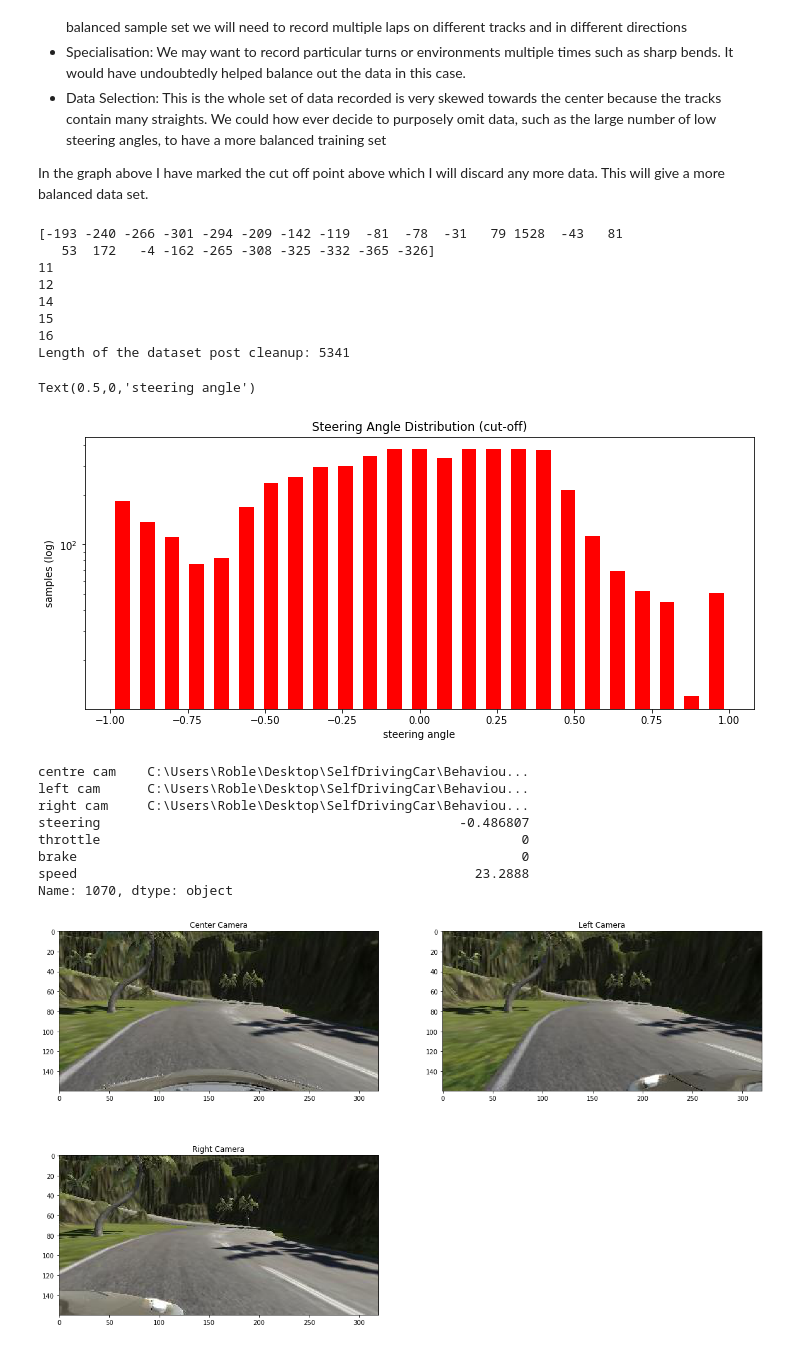
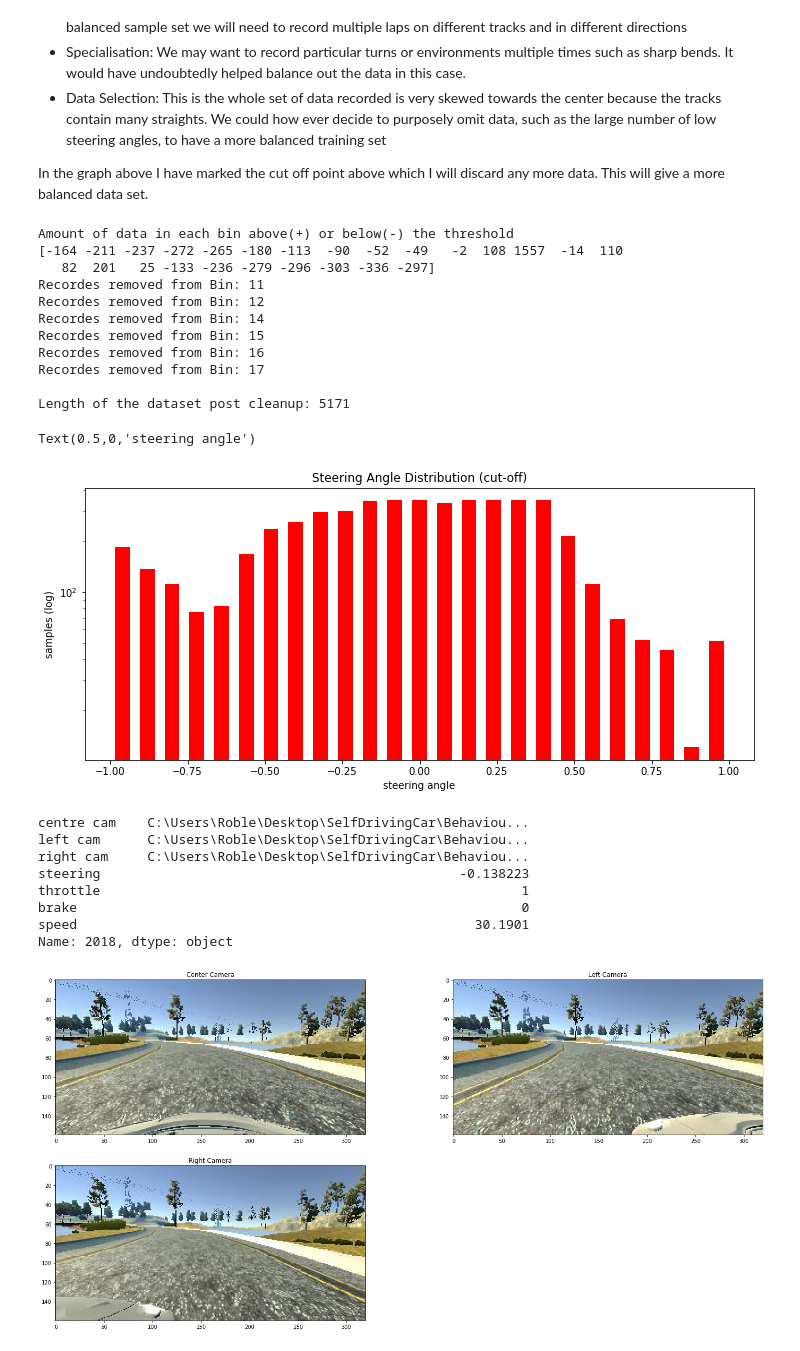
Before and after one commit to RobJLeonard/SelfDrivingCar, a Jupyter notebook: BehaviouralCloning/Training Data.ipynb, the cells around one changed output. Cells and saved outputs as stored; diff of their text form; code cells hidden in the pictures.

```diff
--- a/BehaviouralCloning/Training Data.ipynb
+++ b/BehaviouralCloning/Training Data.ipynb
@@ -91,7 +92,9 @@ plt.title('Steering Angle Distribution')
 plt.ylabel('samples (log)')
 plt.xlabel('steering angle')
 avg_nb_samples = len(df['steering']) / binSize
-threshold = int(avg_nb_samples * 1.3)
+
+#we want the threshold to be a bit above the average number of samples
+threshold = int(avg_nb_samples * 1.2)
 plt.plot((df['steering'].min(), df['steering'].max()), (threshold, threshold))
 
 print('Avg # samples/bin: {}'.format(avg_nb_samples))
@@ -114,57 +117,68 @@ Reasons for skewed data:
 In the graph above I have marked the cut off point above which I will discard any more data. This will give a more balanced data set.
 # %%
 # Dataset cleanup
+# find the values above the threshold
 above_threshold = hist - threshold
+print("Amount of data in each bin above(+) or below(-) the threshold")
 print(above_threshold)
 to_delete = []
+
+
 for i in range(len(above_threshold)):
     if above_threshold[i] > 0:
-        print(i)
+        print("Recordes removed from Bin: {0}".format(i))
+        # if the values in a bin are above the threshold remove them from the data set
         idxs = np.where(np.logical_and(df['steering'] >= bins[i], df['steering'] < bins[i+1]))[0]
+        # picks a random entry from the correct range of values to remove
         choices = idxs[np.random.choice(len(idxs), above_threshold[i], replace=False)]
         to_delete.extend(choices)
 
+# delete the chosen entires from the data set
 df = df.drop(to_delete).reset_index(drop=True)
 
-print('Length of the dataset post cleanup: {}'.format(len(df)))
+print('\nLength of the dataset post cleanup: {}'.format(len(df)))
 
-# Plot the distribution of the steering angles after the cleanup process
+# Plot the new distribution of the steering angles
 plt.figure(figsize=[12,5])
 plt.hist(df['steering'], 25, rwidth=0.6, align='mid', histtype='bar', log=True, fc='r', color='b')
 plt.title('Steering Angle Distribution (cut-off)')
 plt.ylabel('samples (log)')
 plt.xlabel('steering angle')
 # %% [output]
-[-193 -240 -266 -301 -294 -209 -142 -119  -81  -78  -31   79 1528  -43   81
-   53  172   -4 -162 -265 -308 -325 -332 -365 -326]
-11
-12
-14
-15
-16
-Length of the dataset post cleanup: 5341
+Amount of data in each bin above(+) or below(-) the threshold
+[-164 -211 -237 -272 -265 -180 -113  -90  -52  -49   -2  108 1557  -14  110
+   82  201   25 -133 -236 -279 -296 -303 -336 -297]
+Recordes removed from Bin: 11
+Recordes removed from Bin: 12
+Recordes removed from Bin: 14
+Recordes removed from Bin: 15
+Recordes removed from Bin: 16
+Recordes removed from Bin: 17
+
+Length of the dataset post cleanup: 5171
 Text(0.5,0,'steering angle')
-[figure, old version]
+[figure, new version]
 # %%
-# Read in a sample and plot all three perspectives, i.e.
-# the center, left and right camera images
-plt.subplots(figsize=(20, 12))
+# select a random entry in the data
+recordEntry=2018
+
+plt.subplots(figsize=(25, 12))
 titles = ['Center', 'Left', 'Right']
 for i in range(3):
-    image = cv2.imread(df.loc[1070][i])
+    image = cv2.imread(df.loc[recordEntry][i])
     image = cv2.cvtColor(image, cv2.COLOR_BGR2RGB)
     plt.subplot(2, 2, i+1)
     plt.title(titles[i] + ' Camera')
     plt.imshow(image)
 
-df.loc[1070]
+df.loc[recordEntry]
 # %% [output]
 centre cam    C:\Users\Roble\Desktop\SelfDrivingCar\Behaviou...
 left cam      C:\Users\Roble\Desktop\SelfDrivingCar\Behaviou...
 right cam     C:\Users\Roble\Desktop\SelfDrivingCar\Behaviou...
-steering                                              -0.486807
-throttle                                                      0
+steering                                              -0.138223
+throttle                                                      1
 brake                                                         0
-speed                                                   23.2888
-Name: 1070, dtype: object
+speed                                                   30.1901
+Name: 2018, dtype: object
-[figure, old version]
+[figure, new version]
```
Also changed, not shown: parts of 7 cells of this notebook.
